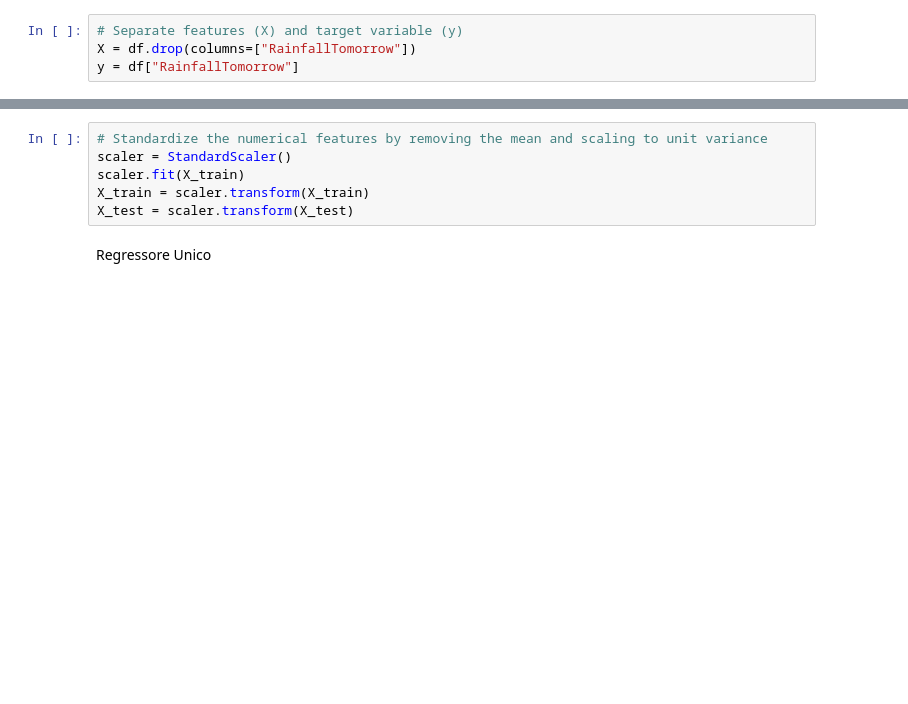
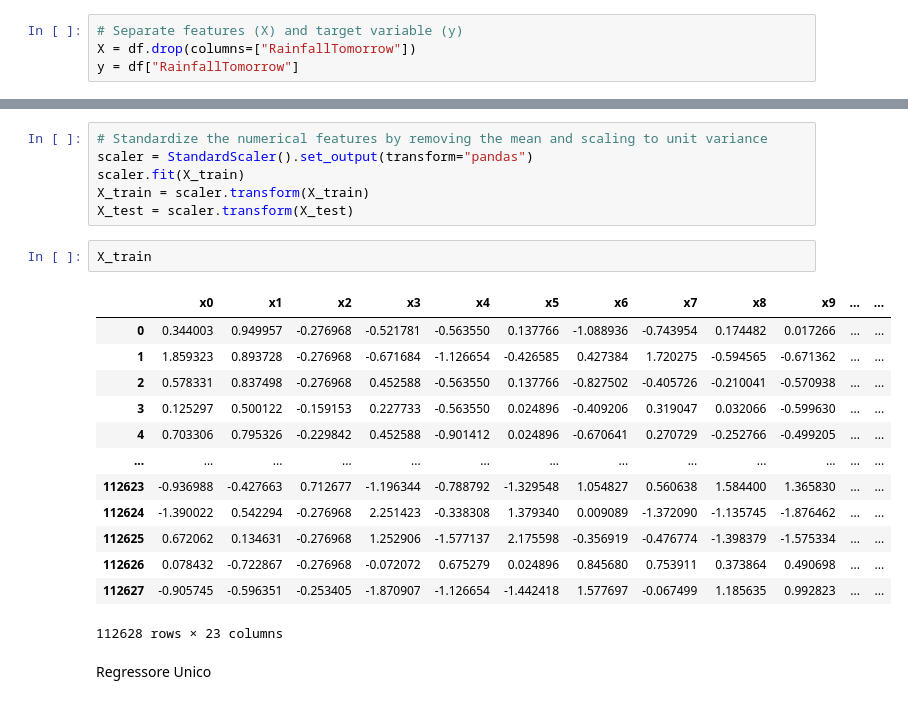
Before and after one commit to imivi/ml-examples, a Jupyter notebook: docs/weather_clf_reg_preprocessed.ipynb, the cells around one changed output, grey strips where cells are left out. Cells and saved outputs as stored; diff of their text form; blank space fills up the shorter version.

```diff
--- a/docs/weather_clf_reg_preprocessed.ipynb
+++ b/docs/weather_clf_reg_preprocessed.ipynb
@@ -39,9 +53,25 @@ X_train
 # %%
 # Standardize the numerical features by removing the mean and scaling to unit variance
-scaler = StandardScaler()
+scaler = StandardScaler().set_output(transform="pandas")
 scaler.fit(X_train)
 X_train = scaler.transform(X_train)
 X_test = scaler.transform(X_test)
+# %%
+X_train
+# %% [output]
+|  | x0 | x1 | x2 | x3 | x4 | x5 | x6 | x7 | x8 | x9 | ... | ... |
+| 0 | 0.344003 | 0.949957 | -0.276968 | -0.521781 | -0.563550 | 0.137766 | -1.088936 | -0.743954 | 0.174482 | 0.017266 | ... | ... |
+| 1 | 1.859323 | 0.893728 | -0.276968 | -0.671684 | -1.126654 | -0.426585 | 0.427384 | 1.720275 | -0.594565 | -0.671362 | ... | ... |
+| 2 | 0.578331 | 0.837498 | -0.276968 | 0.452588 | -0.563550 | 0.137766 | -0.827502 | -0.405726 | -0.210041 | -0.570938 | ... | ... |
+| 3 | 0.125297 | 0.500122 | -0.159153 | 0.227733 | -0.563550 | 0.024896 | -0.409206 | 0.319047 | 0.032066 | -0.599630 | ... | ... |
+| 4 | 0.703306 | 0.795326 | -0.229842 | 0.452588 | -0.901412 | 0.024896 | -0.670641 | 0.270729 | -0.252766 | -0.499205 | ... | ... |
+| ... | ... | ... | ... | ... | ... | ... | ... | ... | ... | ... | ... | ... |
+| 112623 | -0.936988 | -0.427663 | 0.712677 | -1.196344 | -0.788792 | -1.329548 | 1.054827 | 0.560638 | 1.584400 | 1.365830 | ... | ... |
+| 112624 | -1.390022 | 0.542294 | -0.276968 | 2.251423 | -0.338308 | 1.379340 | 0.009089 | -1.372090 | -1.135745 | -1.876462 | ... | ... |
+| 112625 | 0.672062 | 0.134631 | -0.276968 | 1.252906 | -1.577137 | 2.175598 | -0.356919 | -0.476774 | -1.398379 | -1.575334 | ... | ... |
+| 112626 | 0.078432 | -0.722867 | -0.276968 | -0.072072 | 0.675279 | 0.024896 | 0.845680 | 0.753911 | 0.373864 | 0.490698 | ... | ... |
+| 112627 | -0.905745 | -0.596351 | -0.253405 | -1.870907 | -1.126654 | -1.442418 | 1.577697 | -0.067499 | 1.185635 | 0.992823 | ... | ... |
+112628 rows × 23 columns
 # %% [markdown]
 Regressore Unico
 # %%
```
Also changed, not shown: parts of 1 cell of this notebook, 8 other files.
